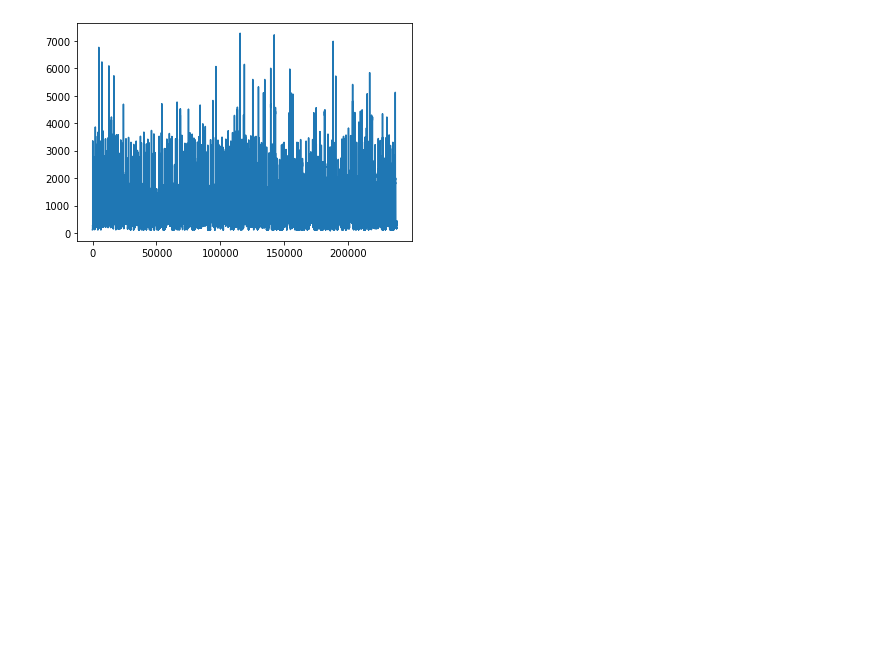
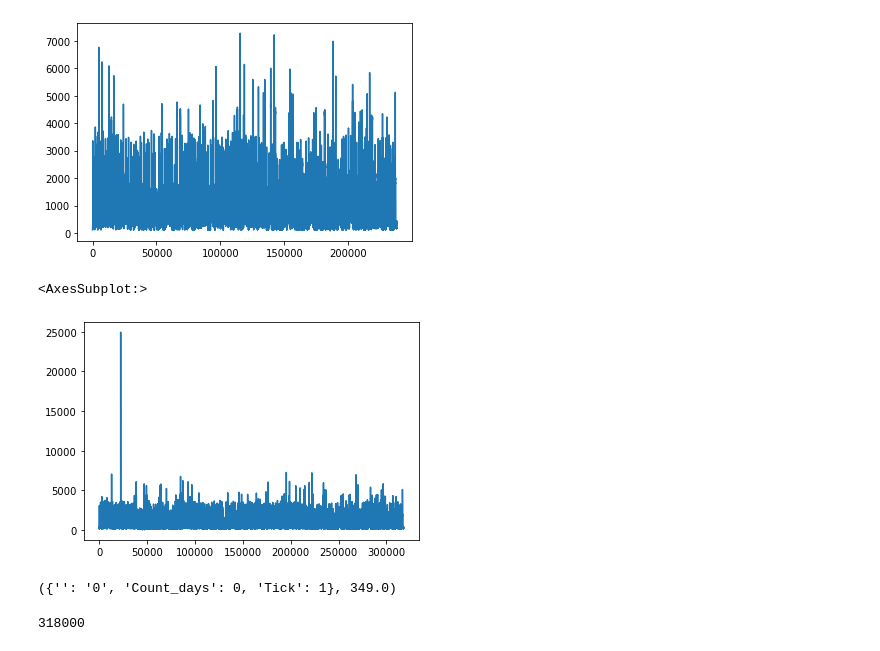
Before and after one commit to giodefa96/Script_Tesi_new, a Jupyter notebook: Script/DatiTesi/PowerConsuptionsHouse.ipynb, the cells around one changed output. Cells and saved outputs as stored; diff of their text form; code cells hidden in the pictures; blank space fills up the shorter version.

```diff
--- a/Script/DatiTesi/PowerConsuptionsHouse.ipynb
+++ b/Script/DatiTesi/PowerConsuptionsHouse.ipynb
@@ -3,10 +31,48 @@ import pandas as pd
 # %%
-dati_test = pd.read_csv(r"C:\Users\giode\PycharmProjects\Script_Tesi_new\Dati\HouseTwenty\HouseTwenty_TEST.txt", delim_whitespace=True, header=None)
+dati_test = pd.read_csv("/home/giodefa/PycharmProjects/Script_Tesi_new/Dati/HouseTwenty/HouseTwenty_TEST.txt", delim_whitespace=True, header=None)
 
-dati_train = pd.read_csv(r"C:\Users\giode\PycharmProjects\Script_Tesi_new\Dati\HouseTwenty\HouseTwenty_TRAIN.txt", delim_whitespace=True, header=None)
+dati_train = pd.read_csv("/home/giodefa/PycharmProjects/Script_Tesi_new/Dati/HouseTwenty/HouseTwenty_TRAIN.txt", delim_whitespace=True, header=None)
 
 dati_train = dati_train.drop(0, axis= 1)
 dati_test = dati_test.drop(0, axis= 1)
 
 dati_train = dati_train.stack().reset_index()
 dati_test = dati_test.stack().reset_index()
+
+dati_train = dati_train.rename(columns = {'level_0':'Count_days','level_1':'Tick',0:'PowerConsumption'})
+dati_train = dati_train[['Count_days','Tick','PowerConsumption']]
+
+dati_test = dati_test.rename(columns = {'level_0':'Count_days','level_1':'Tick',0:'PowerConsumption'})
+dati_test = dati_test[['Count_days','Tick','PowerConsumption']]
+
+
+# concateno i due dataset almeno per quanto riguarda lo sviluppo di algoritmi online
+
+dati_complete = pd.concat([dati_train,dati_test])
+
+dati_complete = dati_complete[['Count_days', 'Tick','PowerConsumption' ]]
+dati_complete.to_csv('dati_PowerConsumption_twe')
+
+
+dati_complete = pd.read_csv('/home/giodefa/PycharmProjects/Script_Tesi_new/Script/DatiTesi/dati_PowerConsumption_twe')
+
+
+
+dati_complete = dati_complete[['Count_days', 'Tick','PowerConsumption' ]]
+dati_complete
+
+
+def initial_iter():
+
+       path = '/home/giodefa/PycharmProjects/Script_Tesi_new/Script/DatiTesi/dati_PowerConsumption_twe'
+
+       X_y = stream.iter_csv(
+              filepath_or_buffer=path,
+              converters={
+                     'Count_days': int,
+                     'PowerConsumption': float,
+                     'Tick': int
+                     },
+              target='PowerConsumption'
+                      )
+       return X_y
@@ -51,3 +111,17 @@ dati_test.PowerConsumption.plot()
 # %% [output]
 <AxesSubplot:>
 [figure]
+# %%
+dati_complete.PowerConsumption.plot()
+# %% [output]
+<AxesSubplot:>
+[figure, added]
+# %%
+X_y = initial_iter()
+next(X_y)
+# %% [output]
+({'': '0', 'Count_days': 0, 'Tick': 1}, 349.0)
+# %%
+dati_complete.shape[0]
+# %% [output]
+318000
```
Also changed, not shown: parts of 16 cells of this notebook, 2 other files.
